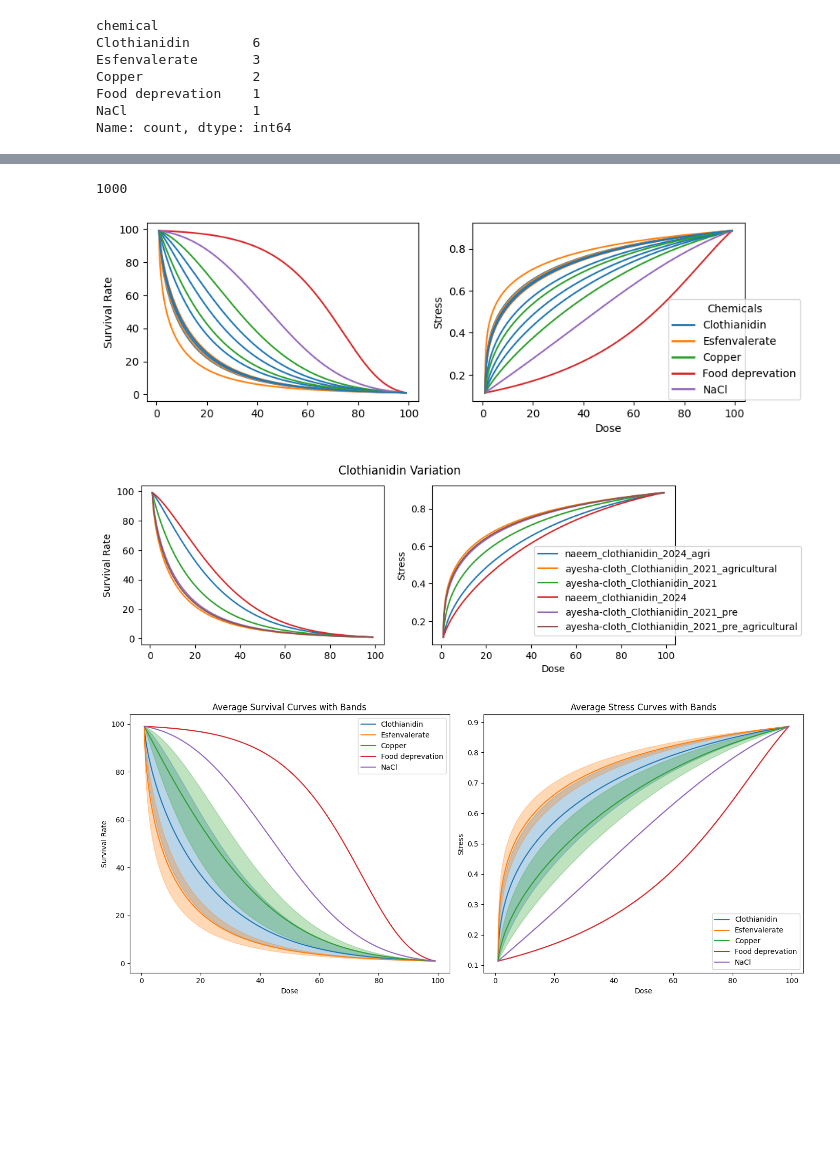
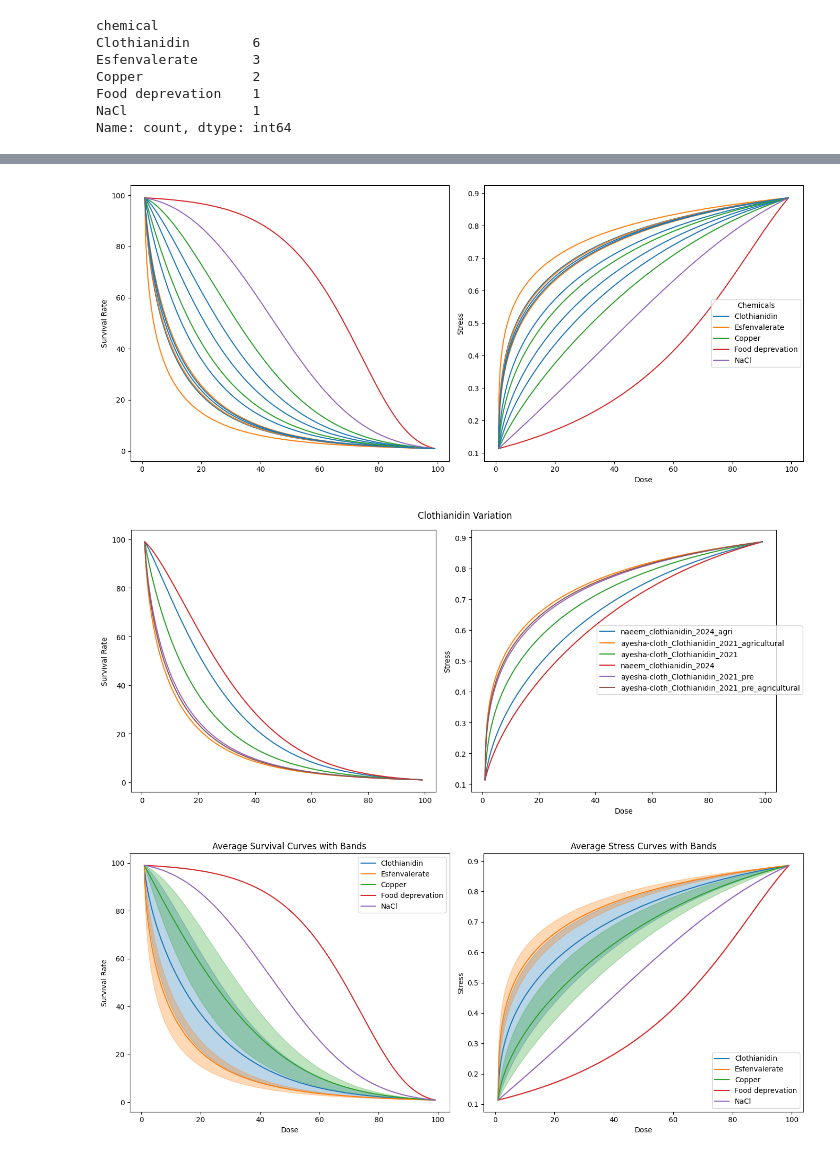
Before and after one commit to ffhammer/sam, a Jupyter notebook: compare_curves.ipynb, the cells around one changed output, grey strips where cells are left out. Drawn from its saved outputs; the diff is of its cells as text; code cells hidden in the pictures; blank space fills up the shorter version.

```diff
--- a/compare_curves.ipynb
+++ b/compare_curves.ipynb
@@ -58,37 +70,34 @@ def compute_normalised_curve(model : ModelPredictions):
 df["normed_curves"] = df.model.apply(compute_normalised_curve)
 
 df["stress"] = df.normed_curves.apply(lambda x: survival_to_stress(x / 100))
-# %%
-len(df.normed_curves.iloc[0])
-# %% [output]
-1000
 # %%
 chemicals = df['chemical'].unique()
 color_map = {chemical: color for chemical, color in zip(chemicals, plt.cm.get_cmap('tab10').colors)}
 
 # Plot each chemical with the assigned color
-fig = plt.figure(figsize=(10,3))
+fig = plt.figure(figsize=(14,6))
 plt.subplot(1,2,1)
 for col, row in df.iterrows():
     plt.plot(np.linspace(1, 99, 1000), row['normed_curves'], color=color_map[row['chemical']])
 
 plt.ylabel('Survival Rate')
 plt.subplot(1,2,2)
 for col, row in df.iterrows():
     plt.plot(np.linspace(1, 99, 1000), row.stress, color=color_map[row['chemical']])
 
 
 handles = [plt.Line2D([0], [0], color=color_map[chem], lw=2) for chem in chemicals]
 labels = [chem for chem in chemicals]
 plt.legend(handles, labels, title="Chemicals", bbox_to_anchor = (0.7,0.6))
 
 plt.xlabel('Dose')
 plt.ylabel('Stress')
+plt.tight_layout()
 plt.show()
 # %% [output]
-[figure, old version]
+[figure, new version]
 # %%
-fig = plt.figure(figsize=(10,3))
+fig = plt.figure(figsize=(14,6))
 plt.subplot(1,2,1)
 for col, row in df.query("chemical == 'Clothianidin'").iterrows():
     plt.plot(np.linspace(1, 99, 1000), row['normed_curves'], label = row.title)
@@ -102,9 +111,10 @@ plt.legend(bbox_to_anchor = (0.4,.65))
 plt.xlabel('Dose')
 plt.ylabel('Stress')
 plt.suptitle("Clothianidin Variation")
+plt.tight_layout()
 plt.show()
 # %% [output]
-[figure, old version]
+[figure, new version]
 # %%
 
 # Create a DataFrame to store all curves for averaging
```
Also changed, not shown: parts of 2 cells of this notebook, 9 other files.
